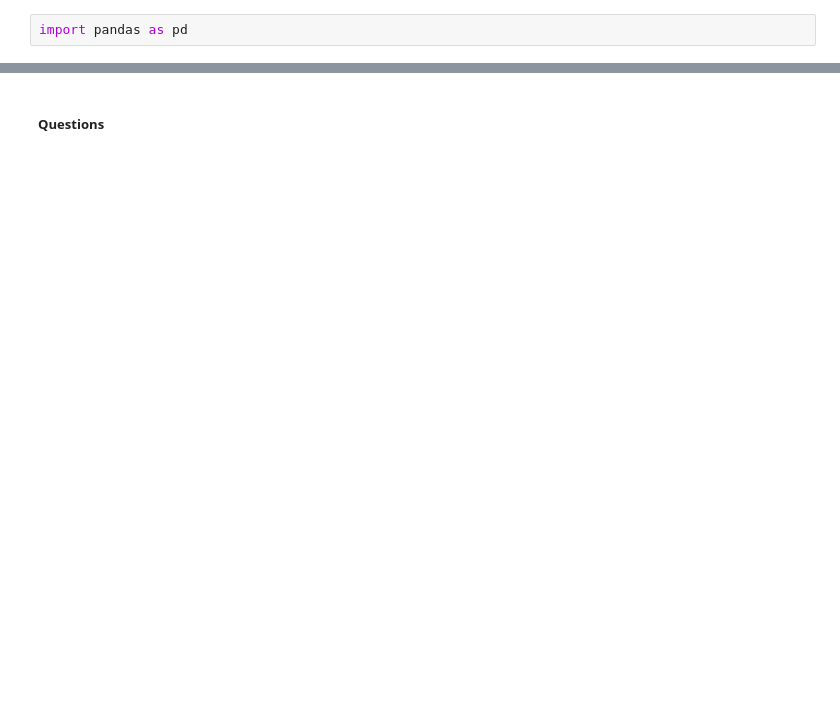
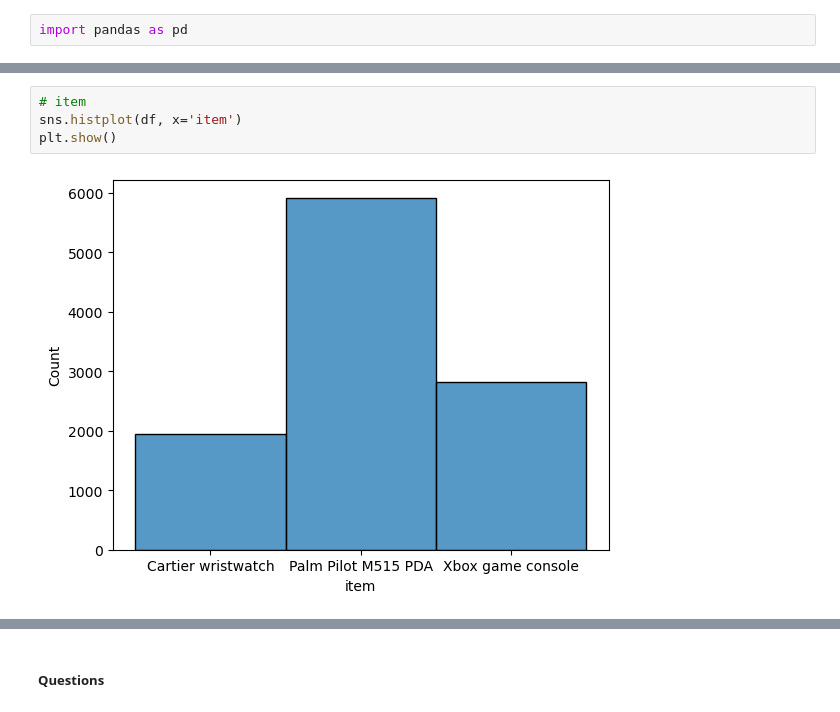
Before and after one commit to maximilien/auction-ai, a Jupyter notebook: auction-ai.ipynb, the cells around one changed output, grey strips where cells are left out. Cells and saved outputs as stored; diff of their text form; blank space fills up the shorter version.

```diff
--- a/auction-ai.ipynb
+++ b/auction-ai.ipynb
@@ -127,0 +169,6 @@ Now that we have some basic models on the board, we want to try to improve these
+# %%
+# item
+sns.histplot(df, x='item')
+plt.show()
+# %% [output]
+[figure, added]
```
Also changed, not shown: parts of 41 cells of this notebook, 1 other file.
